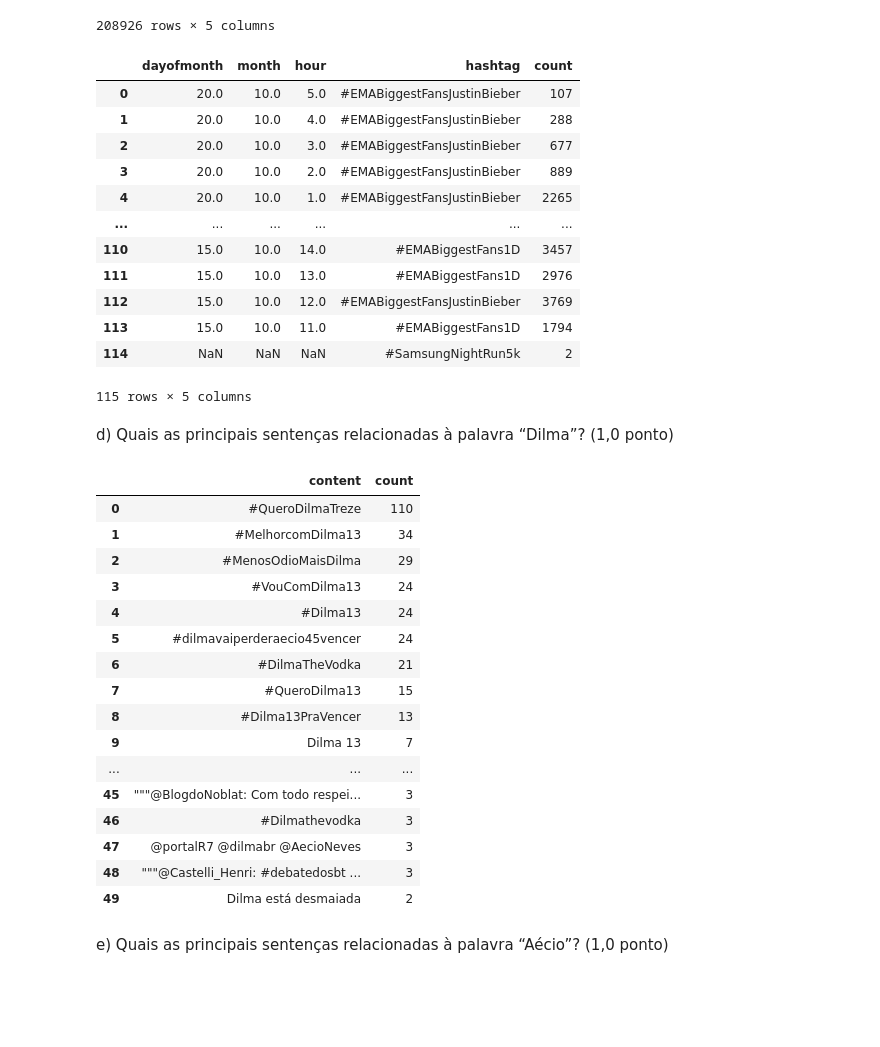
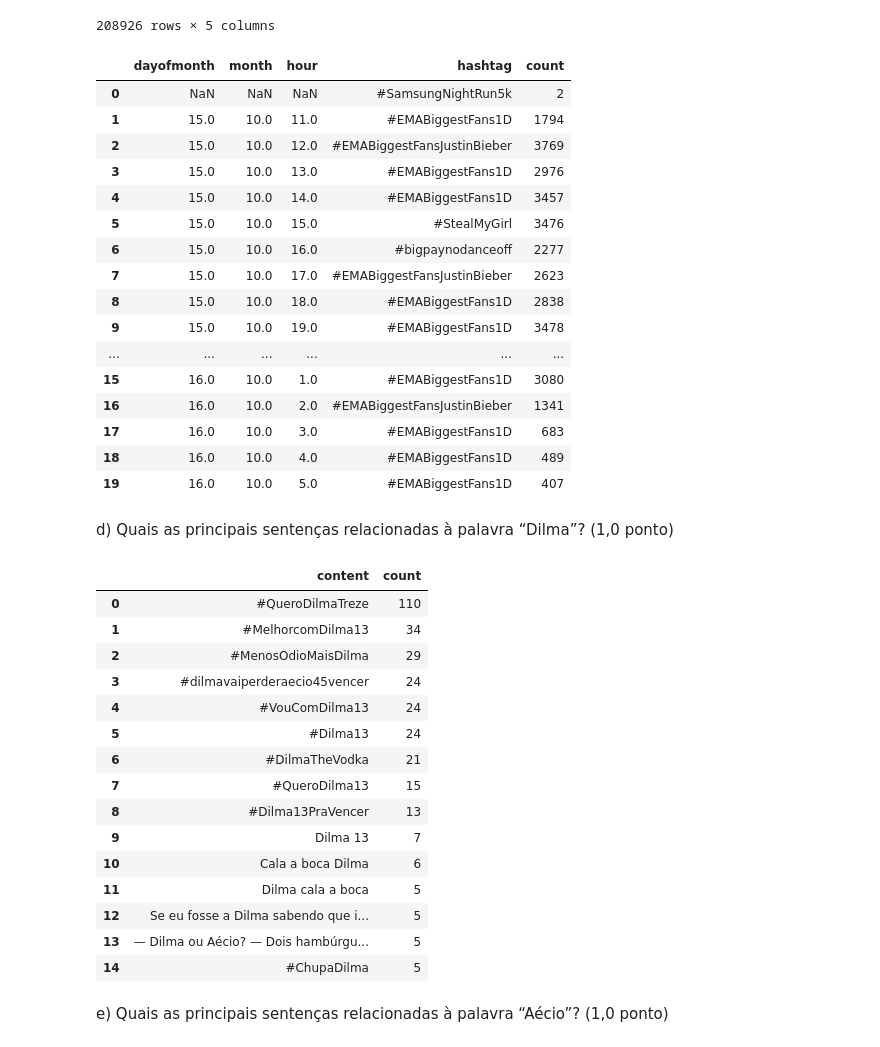
Before and after one commit to VicMisael/MapReduceNuvem2022, a Jupyter notebook: MapReduce.ipynb, the cells around one changed output. Cells and saved outputs as stored; diff of their text form; code cells hidden in the pictures; blank space fills up the shorter version.

```diff
--- a/MapReduce.ipynb
+++ b/MapReduce.ipynb
@@ -239,46 +241,49 @@ hashtag_by_day_hour.toPandas()
 | 208925 | 20.0 | 10.0 | 5.0 | #AgoraQueroVeer | 1 |
 208926 rows × 5 columns
 # %%
-hashtag_by_day_hour.dropDuplicates(["dayofmonth","month","hour"]).sort(["dayofmonth","month","hour"],ascending=False).toPandas()
+hashtag_by_day_hour.dropDuplicates(["dayofmonth","month","hour"]).sort(["dayofmonth","month","hour"]).limit(20).toPandas()
 # %% [output]
 |  | dayofmonth | month | hour | hashtag | count |
-| 0 | 20.0 | 10.0 | 5.0 | #EMABiggestFansJustinBieber | 107 |
-| 1 | 20.0 | 10.0 | 4.0 | #EMABiggestFansJustinBieber | 288 |
-| 2 | 20.0 | 10.0 | 3.0 | #EMABiggestFansJustinBieber | 677 |
-| 3 | 20.0 | 10.0 | 2.0 | #EMABiggestFansJustinBieber | 889 |
-| 4 | 20.0 | 10.0 | 1.0 | #EMABiggestFansJustinBieber | 2265 |
+| 0 | NaN | NaN | NaN | #SamsungNightRun5k | 2 |
+| 1 | 15.0 | 10.0 | 11.0 | #EMABiggestFans1D | 1794 |
+| 2 | 15.0 | 10.0 | 12.0 | #EMABiggestFansJustinBieber | 3769 |
+| 3 | 15.0 | 10.0 | 13.0 | #EMABiggestFans1D | 2976 |
+| 4 | 15.0 | 10.0 | 14.0 | #EMABiggestFans1D | 3457 |
+| 5 | 15.0 | 10.0 | 15.0 | #StealMyGirl | 3476 |
+| 6 | 15.0 | 10.0 | 16.0 | #bigpaynodanceoff | 2277 |
+| 7 | 15.0 | 10.0 | 17.0 | #EMABiggestFansJustinBieber | 2623 |
+| 8 | 15.0 | 10.0 | 18.0 | #EMABiggestFans1D | 2838 |
+| 9 | 15.0 | 10.0 | 19.0 | #EMABiggestFans1D | 3478 |
 | ... | ... | ... | ... | ... | ... |
-| 110 | 15.0 | 10.0 | 14.0 | #EMABiggestFans1D | 3457 |
-| 111 | 15.0 | 10.0 | 13.0 | #EMABiggestFans1D | 2976 |
-| 112 | 15.0 | 10.0 | 12.0 | #EMABiggestFansJustinBieber | 3769 |
-| 113 | 15.0 | 10.0 | 11.0 | #EMABiggestFans1D | 1794 |
-| 114 | NaN | NaN | NaN | #SamsungNightRun5k | 2 |
+| 15 | 16.0 | 10.0 | 1.0 | #EMABiggestFans1D | 3080 |
+| 16 | 16.0 | 10.0 | 2.0 | #EMABiggestFansJustinBieber | 1341 |
+| 17 | 16.0 | 10.0 | 3.0 | #EMABiggestFans1D | 683 |
+| 18 | 16.0 | 10.0 | 4.0 | #EMABiggestFans1D | 489 |
+| 19 | 16.0 | 10.0 | 5.0 | #EMABiggestFans1D | 407 |
-115 rows × 5 columns
 # %% [markdown]
 d) Quais as principais sentenças relacionadas à palavra “Dilma”? (1,0 ponto)
 # %%
 dilma_df=debate_tweets_timestamp.filter(lower(debate_tweets_timestamp["content"]).contains("dilma"))\
 .groupBy("content").count().sort("count",ascending=False)
 # %%
-dilma_df.limit(50).toPandas()
+dilma_df.limit(15).toPandas()
 # %% [output]
 |  | content | count |
 | 0 | #QueroDilmaTreze | 110 |
 | 1 | #MelhorcomDilma13 | 34 |
 | 2 | #MenosOdioMaisDilma | 29 |
-| 3 | #VouComDilma13 | 24 |
-| 4 | #Dilma13 | 24 |
-| 5 | #dilmavaiperderaecio45vencer | 24 |
+| 3 | #dilmavaiperderaecio45vencer | 24 |
+| 4 | #VouComDilma13 | 24 |
+| 5 | #Dilma13 | 24 |
 | 6 | #DilmaTheVodka | 21 |
 | 7 | #QueroDilma13 | 15 |
 | 8 | #Dilma13PraVencer | 13 |
 | 9 | Dilma 13 | 7 |
-| ... | ... | ... |
-| 45 | """@BlogdoNoblat: Com todo respei... | 3 |
-| 46 | #Dilmathevodka | 3 |
-| 47 | @portalR7 @dilmabr @AecioNeves | 3 |
-| 48 | """@Castelli_Henri: #debatedosbt ... | 3 |
-| 49 | Dilma está desmaiada | 2 |
+| 10 | Cala a boca Dilma | 6 |
+| 11 | Dilma cala a boca | 5 |
+| 12 | Se eu fosse a Dilma sabendo que i... | 5 |
+| 13 | — Dilma ou Aécio? — Dois hambúrgu... | 5 |
+| 14 | #ChupaDilma | 5 |
 # %% [markdown]
 e) Quais as principais sentenças relacionadas à palavra “Aécio”? (1,0 ponto)
 # %%
```
Also changed, not shown: parts of 8 cells of this notebook.
